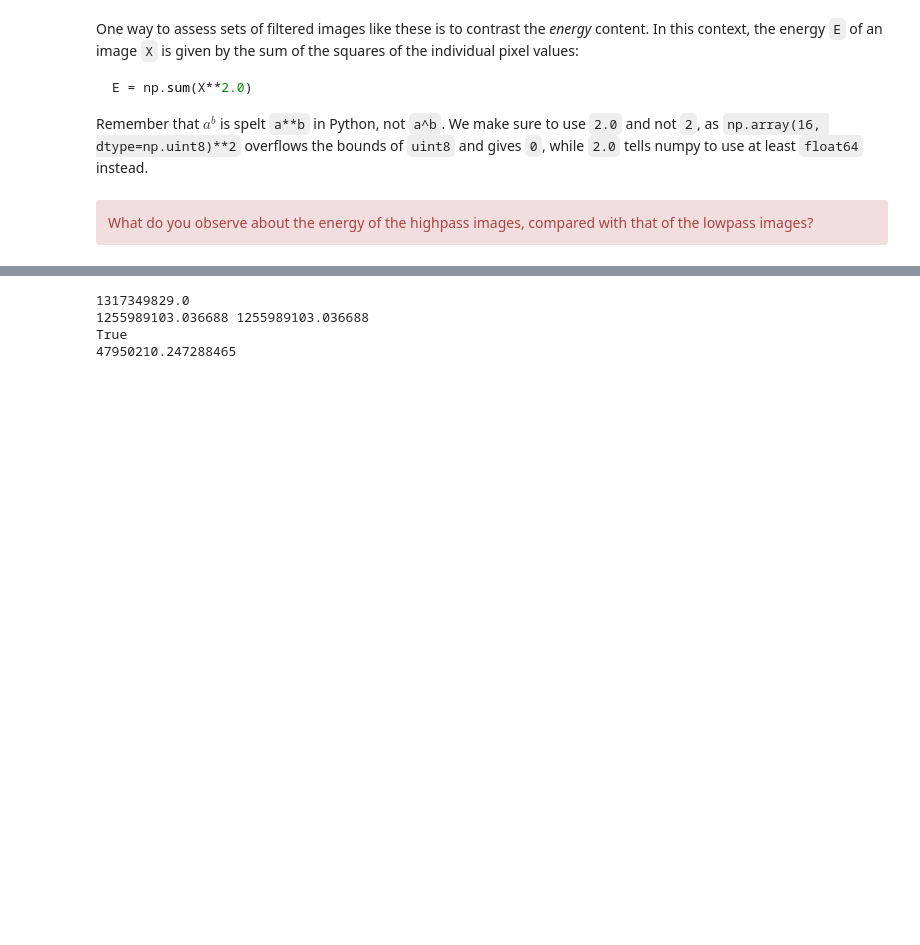
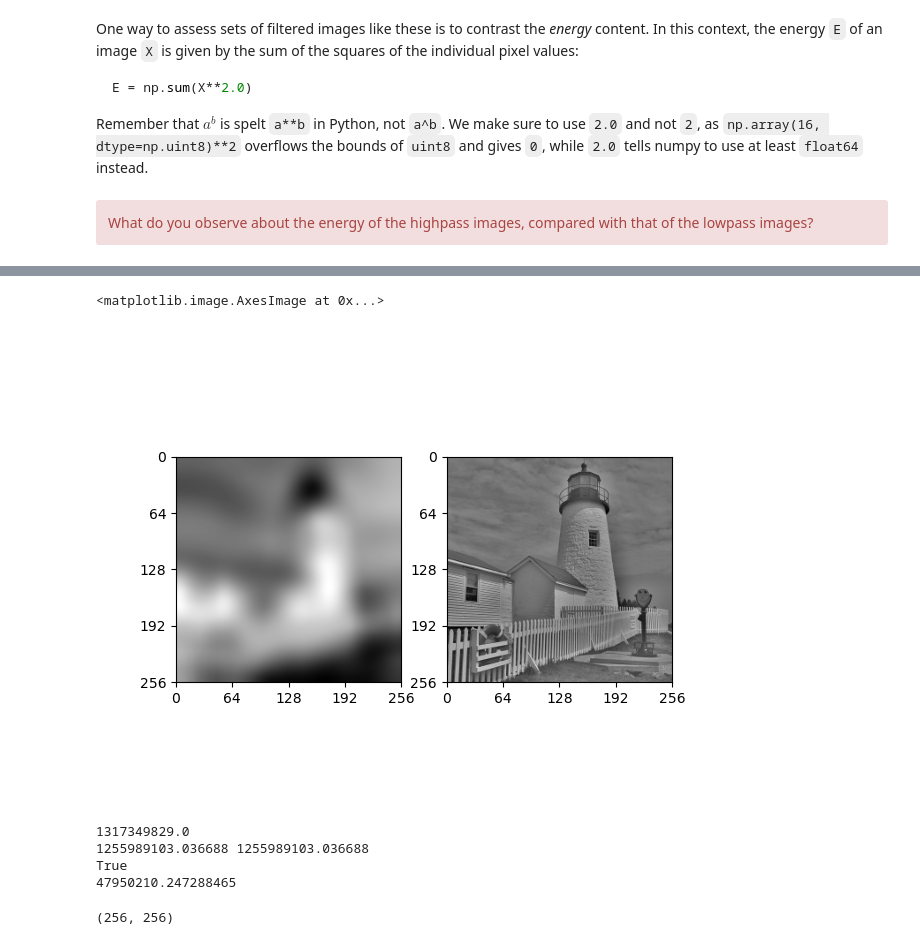
Before and after one commit to jet-tong/cued_sf2_lab, a Jupyter notebook: 5-simple-image-filtering.ipynb, the cells around one changed output, grey strips where cells are left out. Saved outputs shown, nothing was run; the diff lists cells and outputs as text; code cells hidden in the pictures; blank space fills up the shorter version.

```diff
--- a/5-simple-image-filtering.ipynb
+++ b/5-simple-image-filtering.ipynb
@@ -240,3 +262,12 @@ What do you observe about the energy of the highpass images, compared with that
+# %%
+X_50 = convse(convse(X.T,h_50).T,h_50)
+X_50_high = X - X_50
+fig, axs = plt.subplots(1,2)
+plot_image(X_50, ax=axs[0])
+plot_image(X_50_high, ax=axs[1])
+# %% [output]
+<matplotlib.image.AxesImage at 0x...>
+[figure, added]
 # %%
 E = np.sum(X**2.0)
 print(E)
@@ -253,0 +288,5 @@ True
+# %%
+u,e,v = np.linalg.svd(X)
+print()
+# %% [output]
+(256, 256)
```
Also changed, not shown: parts of 4 cells of this notebook.
